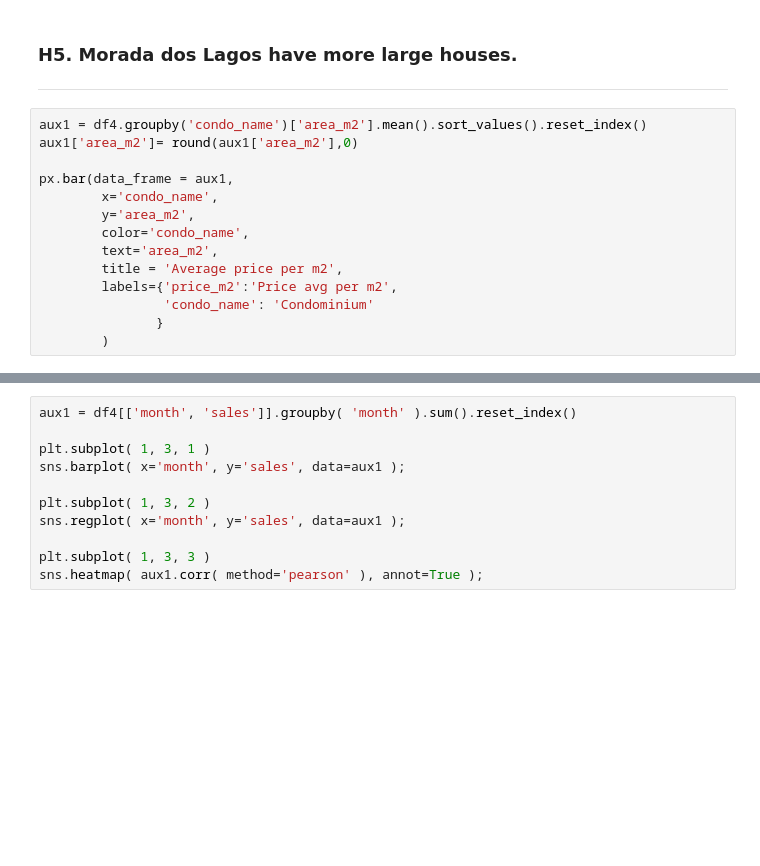
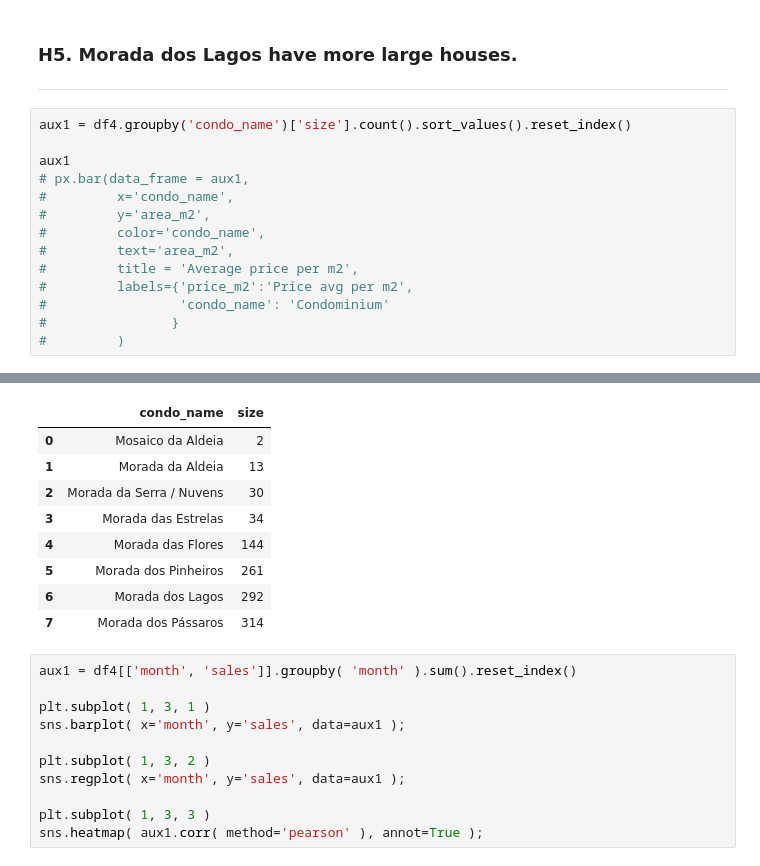
Before and after one commit to glaubercss/aldeia_realestate, a Jupyter notebook: notebooks/03_eda_aldeiarealstate.ipynb, the cells around one changed output, grey strips where cells are left out. Cells and saved outputs as stored; diff of their text form; blank space fills up the shorter version.

```diff
--- a/notebooks/03_eda_aldeiarealstate.ipynb
+++ b/notebooks/03_eda_aldeiarealstate.ipynb
@@ -371,17 +367,17 @@ px.bar(data_frame = aux1,
 ### **H5.** Morada dos Lagos have more large houses.
 ****
 # %%
-aux1 = df4.groupby('condo_name')['area_m2'].mean().sort_values().reset_index()
-aux1['area_m2']= round(aux1['area_m2'],0)
+aux1 = df4.groupby('condo_name')['size'].count().sort_values().reset_index()
 
-px.bar(data_frame = aux1,
-        x='condo_name',
-        y='area_m2',
-        color='condo_name',
-        text='area_m2',
-        title = 'Average price per m2',
-        labels={'price_m2':'Price avg per m2',
-                'condo_name': 'Condominium'
-               }
-        )
+aux1
+# px.bar(data_frame = aux1,
+#         x='condo_name',
+#         y='area_m2',
+#         color='condo_name',
+#         text='area_m2',
+#         title = 'Average price per m2',
+#         labels={'price_m2':'Price avg per m2',
+#                 'condo_name': 'Condominium'
+#                }
+#         )
 # %% [output]
@@ -389,3 +384,12 @@ px.bar(data_frame = aux1,
+|  | condo_name | size |
+| 0 | Mosaico da Aldeia | 2 |
+| 1 | Morada da Aldeia | 13 |
+| 2 | Morada da Serra / Nuvens | 30 |
+| 3 | Morada das Estrelas | 34 |
+| 4 | Morada das Flores | 144 |
+| 5 | Morada dos Pinheiros | 261 |
+| 6 | Morada dos Lagos | 292 |
+| 7 | Morada dos Pássaros | 314 |
 # %%
 aux1 = df4[['month', 'sales']].groupby( 'month' ).sum().reset_index()
 
```
Also changed, not shown: parts of 33 cells of this notebook, 2 other files.
